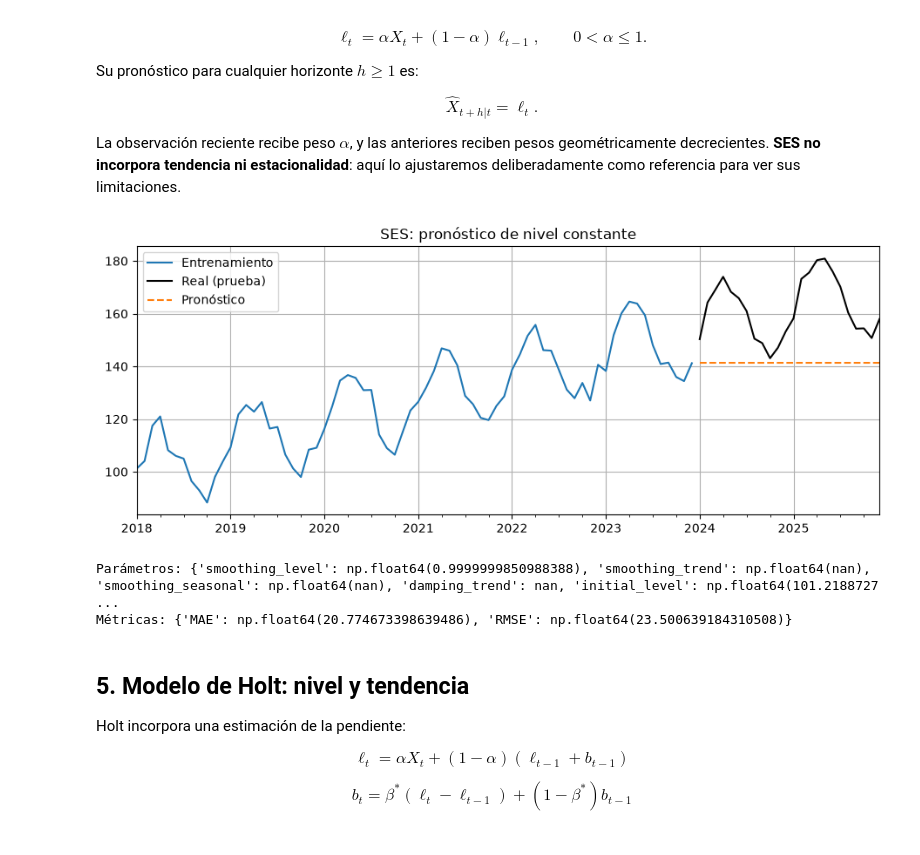
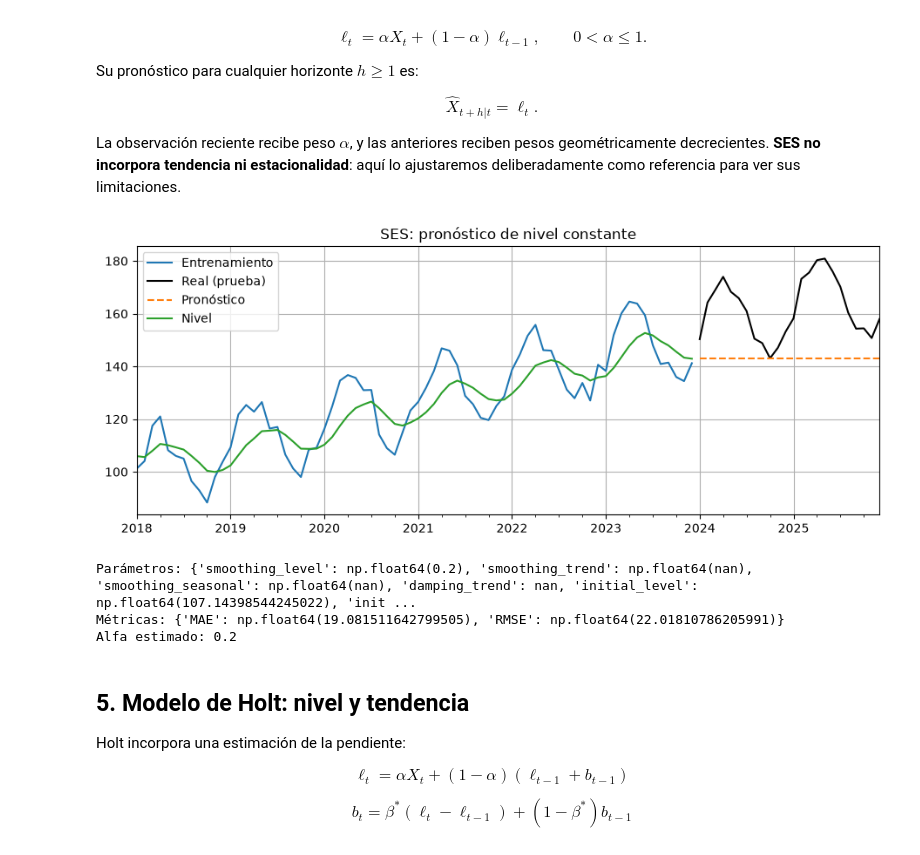
Before and after one commit to robertohincapie/Curso_TAAE, a Jupyter notebook: Unidad 4/Series de tiempo 3 Suavizacion exponencial.ipynb, the cells around one changed output. Drawn from its saved outputs; the diff is of its cells as text; code cells hidden in the pictures.

```diff
--- a/Unidad 4/Series de tiempo 3 Suavizacion exponencial.ipynb
+++ b/Unidad 4/Series de tiempo 3 Suavizacion exponencial.ipynb
@@ -93,10 +89,12 @@ train = serie.iloc[:72]
 test = serie.iloc[72:]
 h = len(test)
 
-def graficar_pronostico(train, test, pred, titulo):
+def graficar_pronostico(train, test, pred, titulo, ses=None, level=False):
     ax = train.plot(label="Entrenamiento", figsize=(11, 4))
     test.plot(ax=ax, label="Real (prueba)", color="black")
     pred.plot(ax=ax, label="Pronóstico", linestyle="--")
+    if level:
+        ses.level.plot(ax=ax, label="Nivel", linestyle="-")
     ax.set_title(titulo)
     ax.legend()
     plt.show()
@@ -127,15 +125,18 @@ $$\widehat X_{t+h|t}=\ell_t.$$
 
 La observación reciente recibe peso $\alpha$, y las anteriores reciben pesos geométricamente decrecientes. **SES no incorpora tendencia ni estacionalidad**: aquí lo ajustaremos deliberadamente como referencia para ver sus limitaciones.
 # %%
-ses = SimpleExpSmoothing(train, initialization_method="estimated").fit(optimized=True)
+#El valor del smoothing indica qué tanto la estimación sigue a la curva original en sus cambios
+ses = SimpleExpSmoothing(train, initialization_method="estimated").fit(optimized=True,smoothing_level=0.2)
 pred_ses = ses.forecast(h)
-graficar_pronostico(train, test, pred_ses, "SES: pronóstico de nivel constante")
+graficar_pronostico(train, test, pred_ses, "SES: pronóstico de nivel constante", ses, level=True)
 print("Parámetros:", ses.params)
 print("Métricas:", metricas(test, pred_ses))
+print("Alfa estimado:", ses.params["smoothing_level"])
 # %% [output]
-[figure, old version]
+[figure, new version]
-Parámetros: {'smoothing_level': np.float64(0.9999999850988388), 'smoothing_trend': np.float64(nan), 'smoothing_seasonal': np.float64(nan), 'damping_trend': nan, 'initial_level': np.float64(101.2188727 ...
-Métricas: {'MAE': np.float64(20.774673398639486), 'RMSE': np.float64(23.500639184310508)}
+Parámetros: {'smoothing_level': np.float64(0.2), 'smoothing_trend': np.float64(nan), 'smoothing_seasonal': np.float64(nan), 'damping_trend': nan, 'initial_level': np.float64(107.14398544245022), 'init ...
+Métricas: {'MAE': np.float64(19.081511642799505), 'RMSE': np.float64(22.01810786205991)}
+Alfa estimado: 0.2
 # %% [markdown]
 ## 5. Modelo de Holt: nivel y tendencia
 
```
Also changed, not shown: parts of 12 cells of this notebook, 3 other files.
